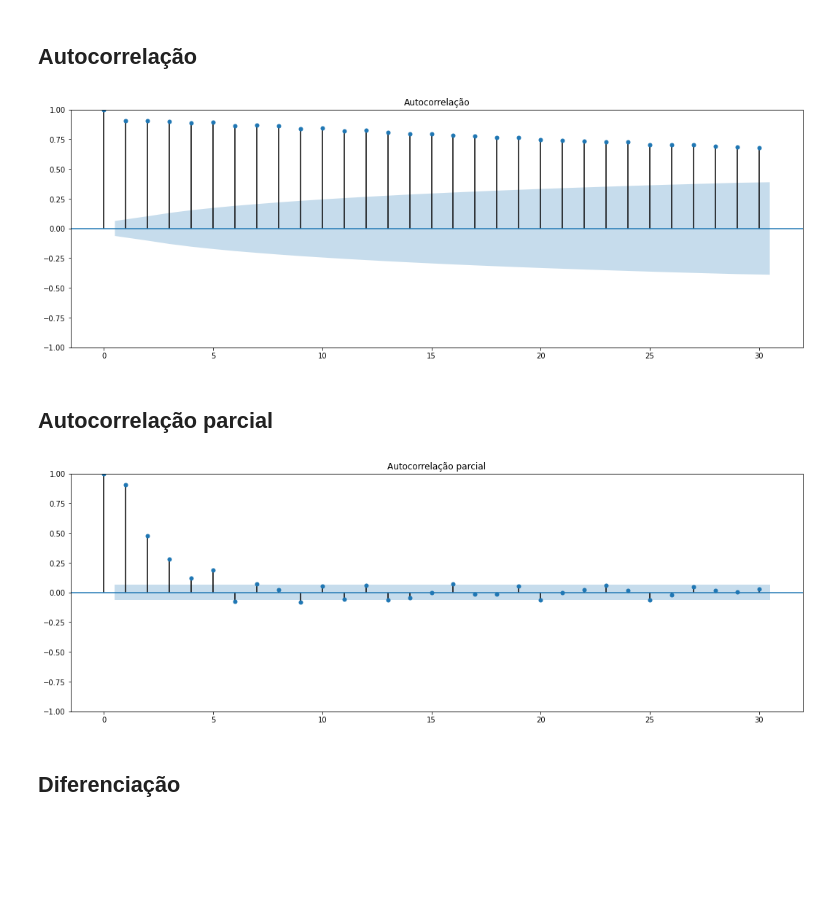
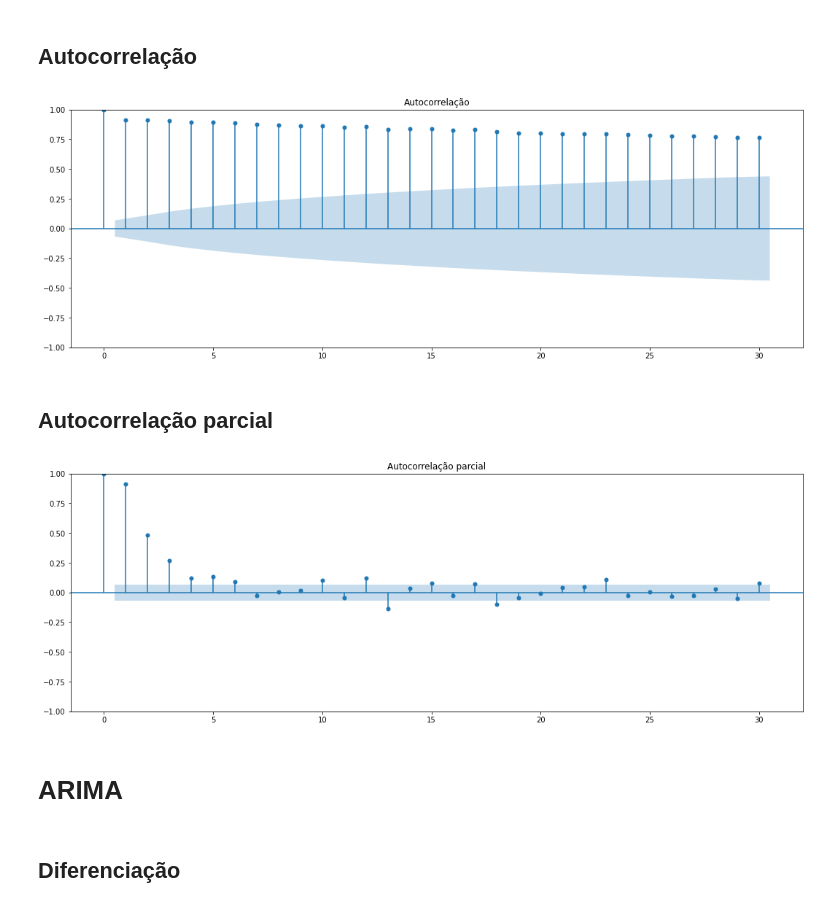
Before and after one commit to victorpecine/nasa_bearing_forecast, a Jupyter notebook: bearing_1.ipynb, the cells around one changed output. Saved outputs shown, nothing was run; the diff lists cells and outputs as text; code cells hidden in the pictures; blank space fills up the shorter version.

```diff
--- a/bearing_1.ipynb
+++ b/bearing_1.ipynb
@@ -35,5 +62,11 @@ df_rolamento.columns = ['bearing_1','bearing_2','bearing_3','bearing_4']
 # %%
+df_rolamento = pd.read_csv('/content/drive/MyDrive/Datasets/NASA Acoustics and Vibration Database/df_rolamento_2nd_test.csv',
+                           sep=',',
+                           encoding='utf-8')
+
+df_rolamento.index = pd.to_datetime(df_rolamento['t_stamp'],
+                                    format='%Y-%m-%d %H:%M:%S').sort_values()
+
 df_rolamento = pd.DataFrame(df_rolamento['bearing_1'])
 
-df_rolamento.index = pd.to_datetime(df_rolamento.index,
-                                    format='%Y.%m.%d.%H.%M.%S').sort_values()
+# df_rolamento
@@ -154,0 +123,6 @@ df
+# %%
+df_pre_falha = df_rolamento.copy()
+
+# Identifica qual o primeiro timestamp onde o limite é ultrapassado
+# O dataset pre_falha vai até este valor
+df_pre_falha.loc[(df_pre_falha.index >= '2004-02-18 00:02:39') & (df_pre_falha['bearing_1'] >= lim_sup_boxplot)]
@@ -154,0 +144,2 @@ df
+# %%
+df_pre_falha = df_pre_falha.loc[df_pre_falha.index <= '2004-02-18 05:02:39']
@@ -245,23 +232,25 @@ Série temporal não estacionária
 # %% [markdown]
 ## Autocorrelação
 # %%
-autocorr = plot_acf(df, title='Autocorrelação')
+autocorr = plot_acf(df_pre_falha, title='Autocorrelação')
 autocorr.set_figheight(6)
 autocorr.set_figwidth(18)
 plt.show()
 # %% [output]
-[figure, old version]
+[figure, new version]
 # %% [markdown]
 ## Autocorrelação parcial
 # %%
-autocorr_parc = plot_pacf(df,
+autocorr_parc = plot_pacf(df_pre_falha,
                           title='Autocorrelação parcial',
                           method='ywm')
 autocorr_parc.set_figheight(6)
 autocorr_parc.set_figwidth(18)
 plt.show()
 # %% [output]
-[figure, old version]
+[figure, new version]
+# %% [markdown]
+# ARIMA
 # %% [markdown]
 ## Diferenciação
 # %%
```
Also changed, not shown: parts of 77 cells of this notebook.
